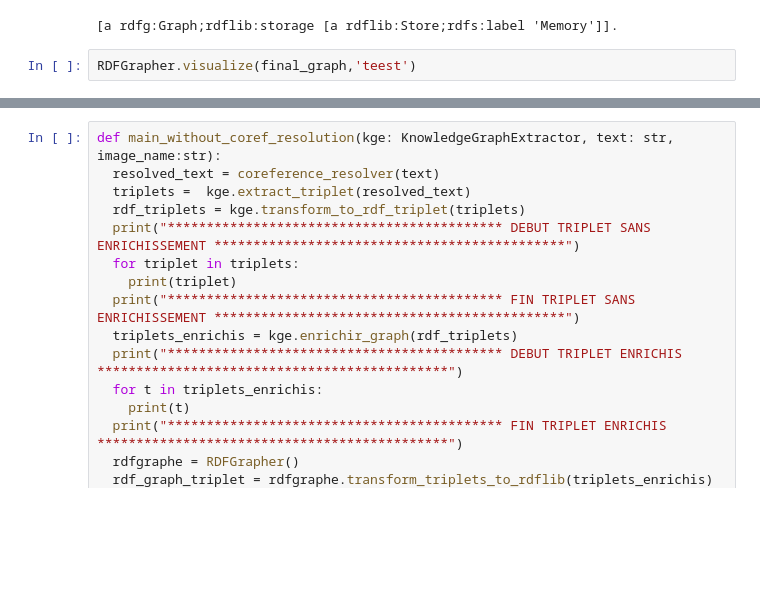
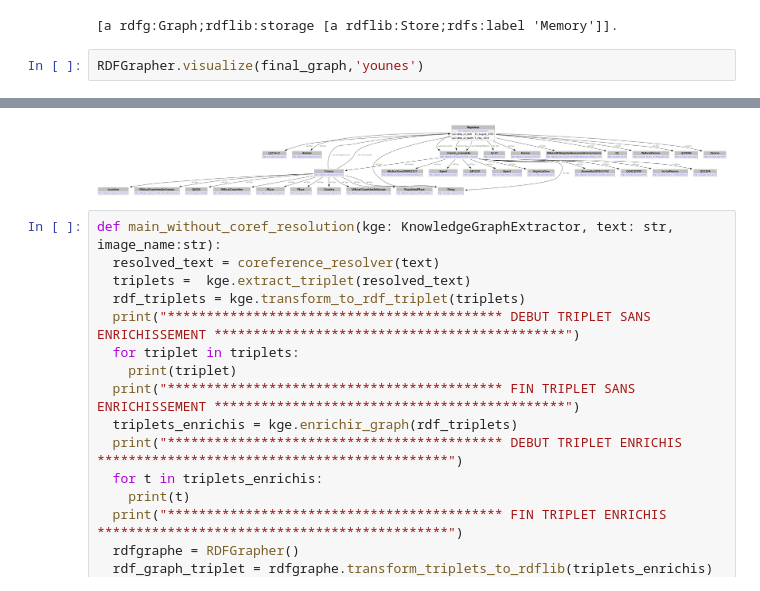
Before and after one commit to YounesJonas15/Graph_RDF_extraction, a Jupyter notebook: test.ipynb, the cells around one changed output, grey strips where cells are left out. Saved outputs shown, nothing was run; the diff lists cells and outputs as text; blank space fills up the shorter version.

```diff
--- a/test.ipynb
+++ b/test.ipynb
@@ -94,5 +88,5 @@ print(final_graph)
 # %% [output]
 [a rdfg:Graph;rdflib:storage [a rdflib:Store;rdfs:label 'Memory']].
 # %%
-RDFGrapher.visualize(final_graph,'teest')
+RDFGrapher.visualize(final_graph,'younes')
 # %% [output]
@@ -100,3 +98,4 @@ NameError: name 'RDFGrapher' is not defined
+[figure, added]
 # %%
 def main_without_coref_resolution(kge: KnowledgeGraphExtractor, text: str, image_name:str):
   resolved_text = coreference_resolver(text)
```
Also changed, not shown: parts of 4 cells of this notebook, 3 other files.
